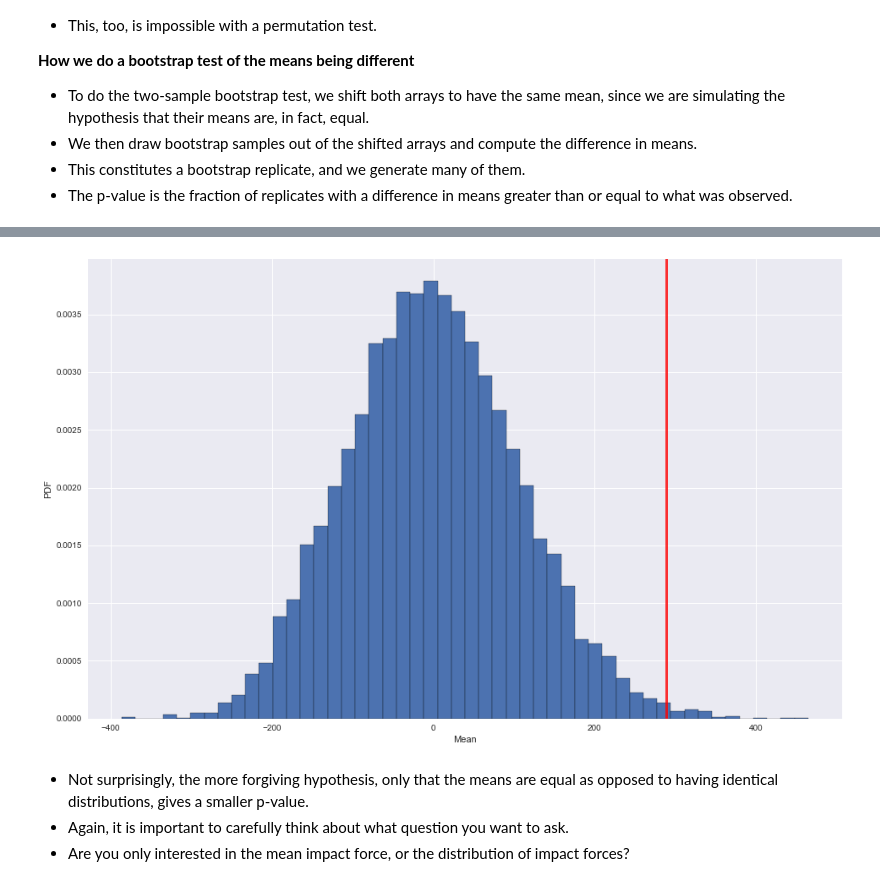
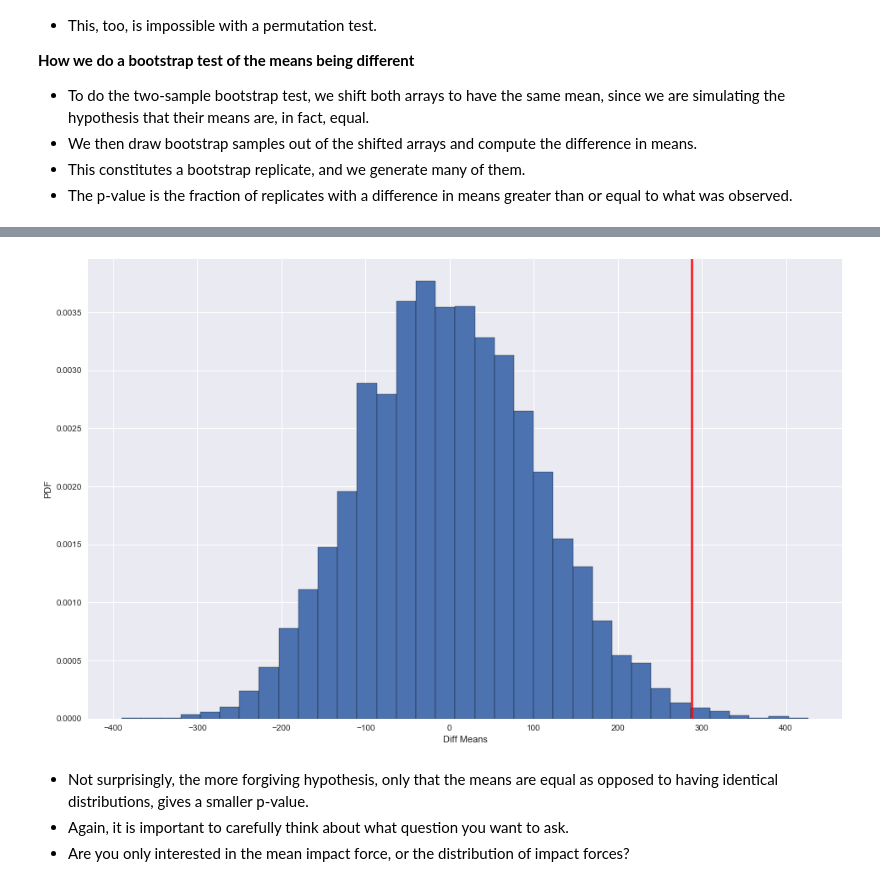
Before and after one commit to wsurles/datacamp_courses, a Jupyter notebook: python_courses/statistical_thinking_in_python_part_2/statistical_thinking_in_python_part_2.ipynb, the cells around one changed output, grey strips where cells are left out. Saved outputs shown, nothing was run; the diff lists cells and outputs as text; code cells hidden in the pictures.

```diff
--- a/python_courses/statistical_thinking_in_python_part_2/statistical_thinking_in_python_part_2.ipynb
+++ b/python_courses/statistical_thinking_in_python_part_2/statistical_thinking_in_python_part_2.ipynb
@@ -102,6 +102,27 @@ def pearson_r(x, y):
 
     # Return entry [0,1]
     return corr_mat[0,1]
+
+def plot_hist_and_stat(replicates, test_stat):
+
+    # Make a histogram of the results
+    plt.figure(figsize=(16,10))
+
+    plt.hist(
+        replicates,
+        edgecolor = 'k',
+        bins = 35,
+        normed = True)
+
+    plt.axvline(
+        x = test_stat,
+        color = 'red',
+        linewidth = 3,
+        alpha = .8)
+
+    plt.ylabel('PDF')
+
+    return plt
 # %% [markdown]
 # Parameter estimation by optimization
 # %% [markdown]
@@ -1261,24 +1233,10 @@ p-value = 0.0055
 # %%
 # Make a histogram of the results
-plt.figure(figsize=(16,10))
-
-plt.hist(
-    bs_replicates,
-    edgecolor = 'k',
-    bins = 50,
-    normed = True)
-
-plt.axvline(
-    x = empirical_diff_means,
-    color = 'red',
-    linewidth = 3,
-    alpha = .8)
-
-plt.xlabel('Mean')
-plt.ylabel('PDF')
+plot_hist_and_stat(bs_replicates, empirical_diff_means)
+plt.xlabel('Diff Means')
 plt.show()
 # %% [output]
-[figure, old version]
+[figure, new version]
 # %% [markdown]
  - Not surprisingly, the more forgiving hypothesis, only that the means are equal as opposed to having identical distributions, gives a smaller p-value.
  - Again, it is important to carefully think about what question you want to ask.
```
Also changed, not shown: parts of 36 cells of this notebook, 2 other files.
